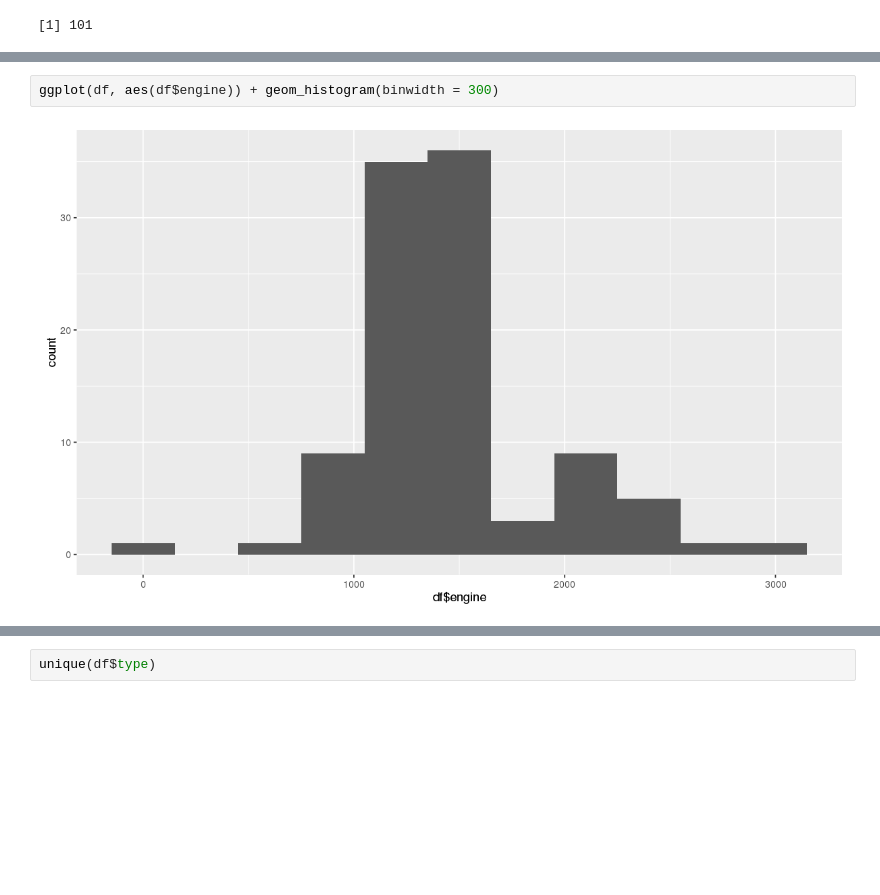
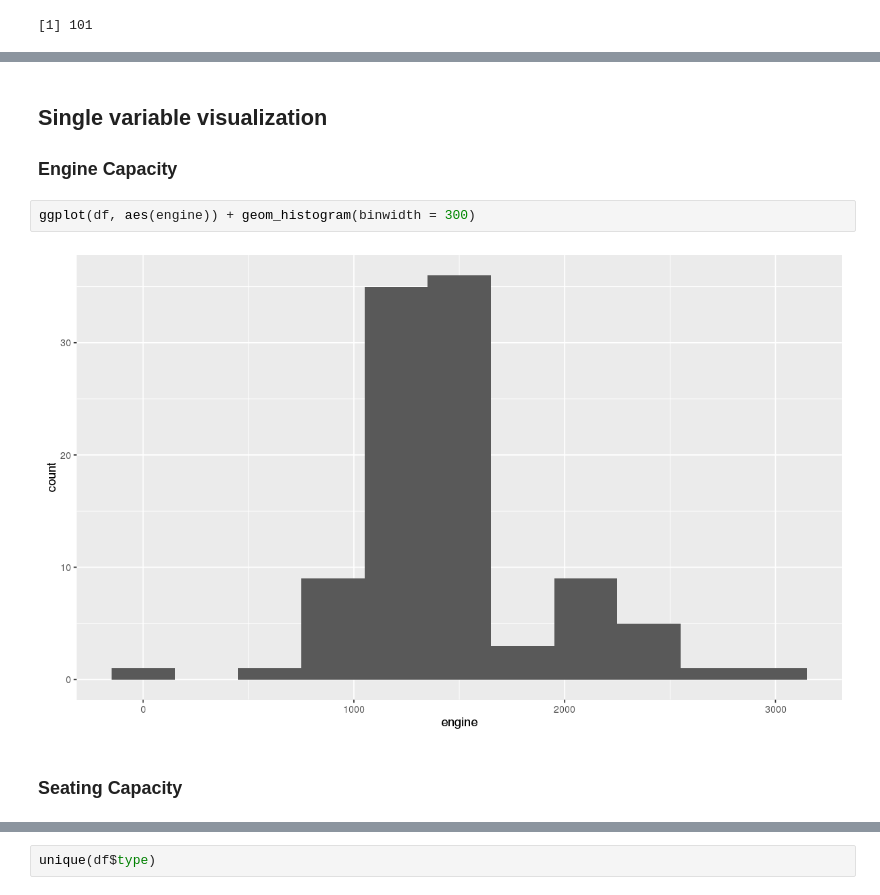
Before and after one commit to unnati-xyz/intro-R-data-science, a Jupyter notebook: cars/Explore.ipynb, the cells around one changed output, grey strips where cells are left out. Cells and saved outputs as stored; diff of their text form; blank space fills up the shorter version.

```diff
--- a/cars/Explore.ipynb
+++ b/cars/Explore.ipynb
@@ -42,5 +71,10 @@ length(unique(df$name))
+# %% [markdown]
+## Single variable visualization
+### Engine Capacity
 # %%
-ggplot(df, aes(df$engine)) + geom_histogram(binwidth = 300)
+ggplot(df, aes(engine)) + geom_histogram(binwidth = 300)
 # %% [output]
-[figure, old version]
+[figure, new version]
+# %% [markdown]
+### Seating Capacity
 # %%
```
Also changed, not shown: parts of 11 cells of this notebook, 1 other file.
